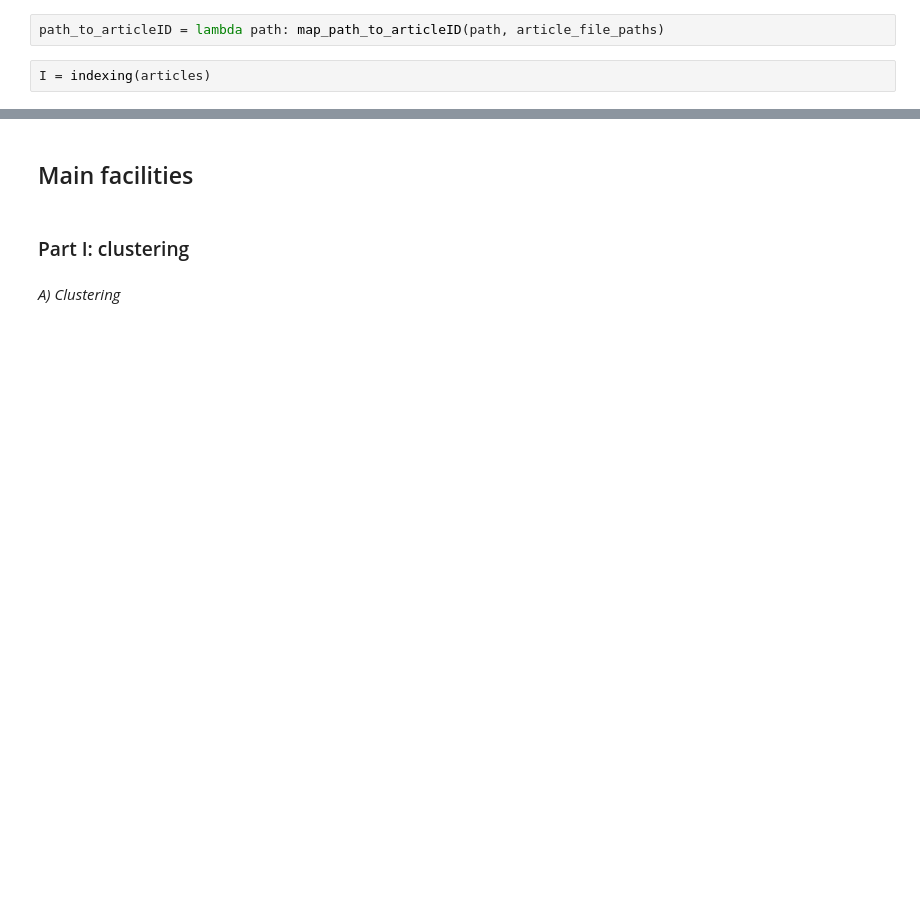
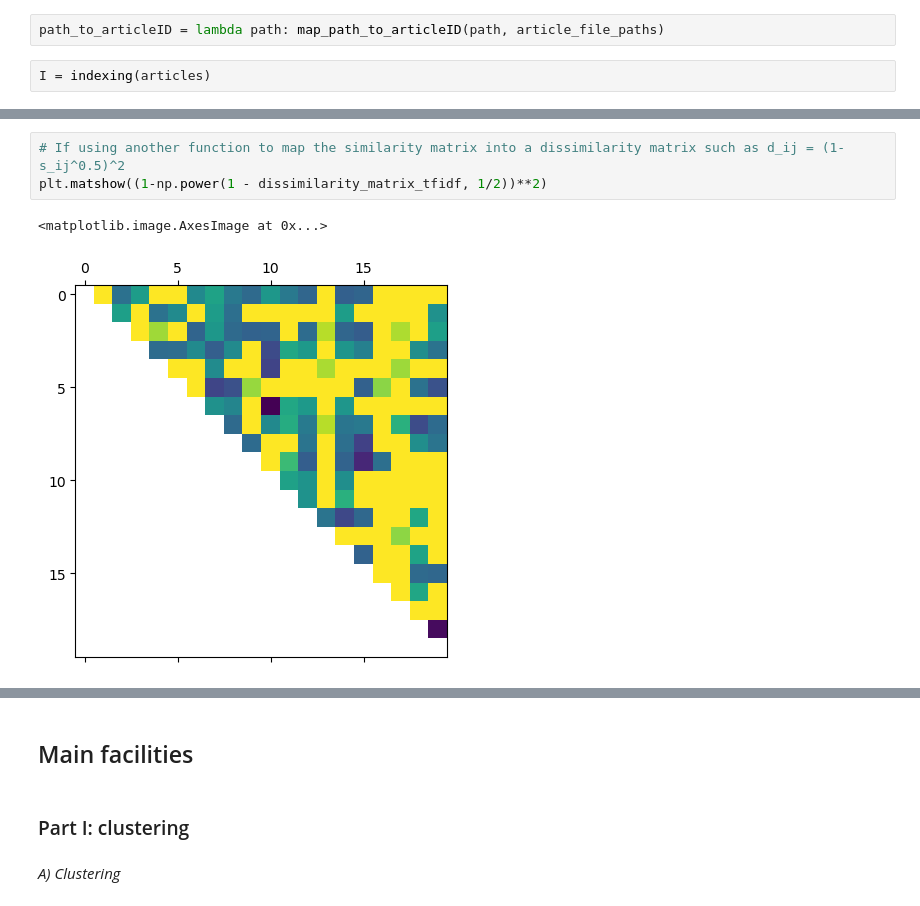
Before and after one commit to 1-0-GO/PRI2024, a Jupyter notebook: P2/G11_P2_notebook.ipynb, the cells around one changed output, grey strips where cells are left out. Drawn from its saved outputs; the diff is of its cells as text; blank space fills up the shorter version.

```diff
--- a/P2/G11_P2_notebook.ipynb
+++ b/P2/G11_P2_notebook.ipynb
@@ -37 +58,7 @@ I = indexing(articles)
+# %%
+# If using another function to map the similarity matrix into a dissimilarity matrix such as d_ij = (1-s_ij^0.5)^2
+plt.matshow((1-np.power(1 - dissimilarity_matrix_tfidf, 1/2))**2)
+# %% [output]
+<matplotlib.image.AxesImage at 0x...>
+[figure, added]
 # %%
```
Also changed, not shown: parts of 11 cells of this notebook, 2 other files.
